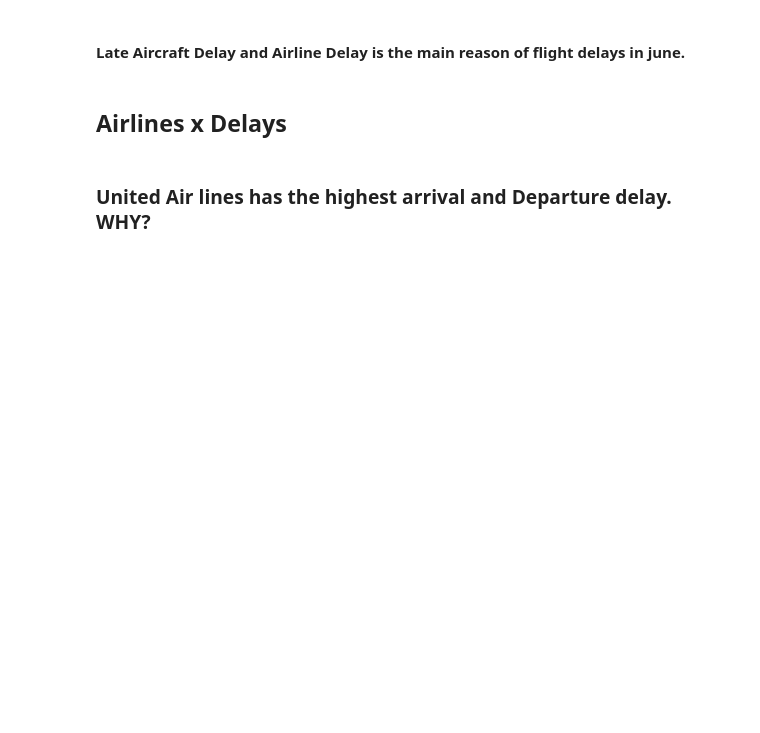
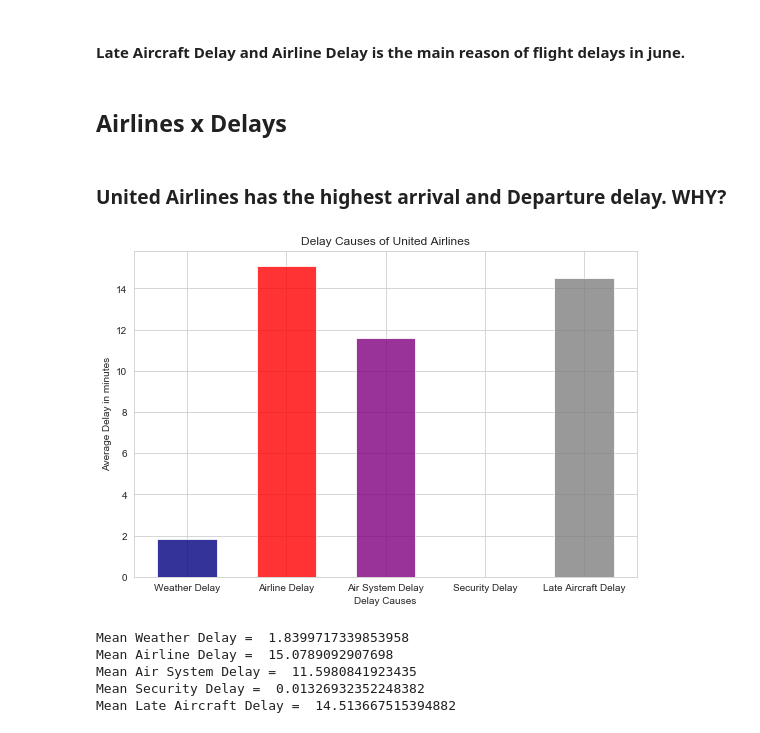
Before and after one commit to ArwaSheraky/Airlines-Delay-Analysis, a Jupyter notebook: Rising Insights.ipynb, the cells around one changed output. Drawn from its saved outputs; the diff is of its cells as text; code cells hidden in the pictures; blank space fills up the shorter version.

```diff
--- a/Rising Insights.ipynb
+++ b/Rising Insights.ipynb
@@ -77,4 +92,36 @@ plt.show()
 # %% [markdown]
 ## Airlines x Delays
 # %% [markdown]
-### United Air lines has the highest arrival and Departure delay. WHY?
+### United Airlines has the highest arrival and Departure delay. WHY?
+# %%
+united_wd = df[df['AIRLINE_CODE'] == 'UA']['WEATHER_DELAY'].mean()
+united_ad = df[df['AIRLINE_CODE'] == 'UA']['AIRLINE_DELAY'].mean()
+united_asd = df[df['AIRLINE_CODE'] == 'UA']['AIR_SYSTEM_DELAY'].mean()
+united_sd = df[df['AIRLINE_CODE'] == 'UA']['SECURITY_DELAY'].mean()
+united_lad = df[df['AIRLINE_CODE'] == 'UA']['LATE_AIRCRAFT_DELAY'].mean()
+# %%
+plt.figure(figsize=(9, 6))
+
+plt.bar(x = ['Weather Delay','Airline Delay','Air System Delay','Security Delay','Late Aircraft Delay'],
+        height=[united_wd, united_ad, united_asd, united_sd, united_lad],
+       alpha=0.8, width=0.6, color=['navy','r','purple','orange','gray'])
+
+plt.title('Delay Causes of United Airlines')
+plt.xlabel('Delay Causes')
+plt.ylabel('Average Delay in minutes')
+
+plt.savefig('Charts/united_delay_reasons.png', dpi=100)
+plt.show()
+
+print("Mean Weather Delay = ", united_wd)
+print("Mean Airline Delay = ",united_ad)
+print("Mean Air System Delay = ", united_asd)
+print("Mean Security Delay = ",united_sd)
+print("Mean Late Aircraft Delay = ",united_lad)
+# %% [output]
+[figure, added]
+Mean Weather Delay =  1.8399717339853958
+Mean Airline Delay =  15.0789092907698
+Mean Air System Delay =  11.5980841923435
+Mean Security Delay =  0.01326932352248382
+Mean Late Aircraft Delay =  14.513667515394882
```
Also changed, not shown: parts of 3 cells of this notebook, 5 other files.
